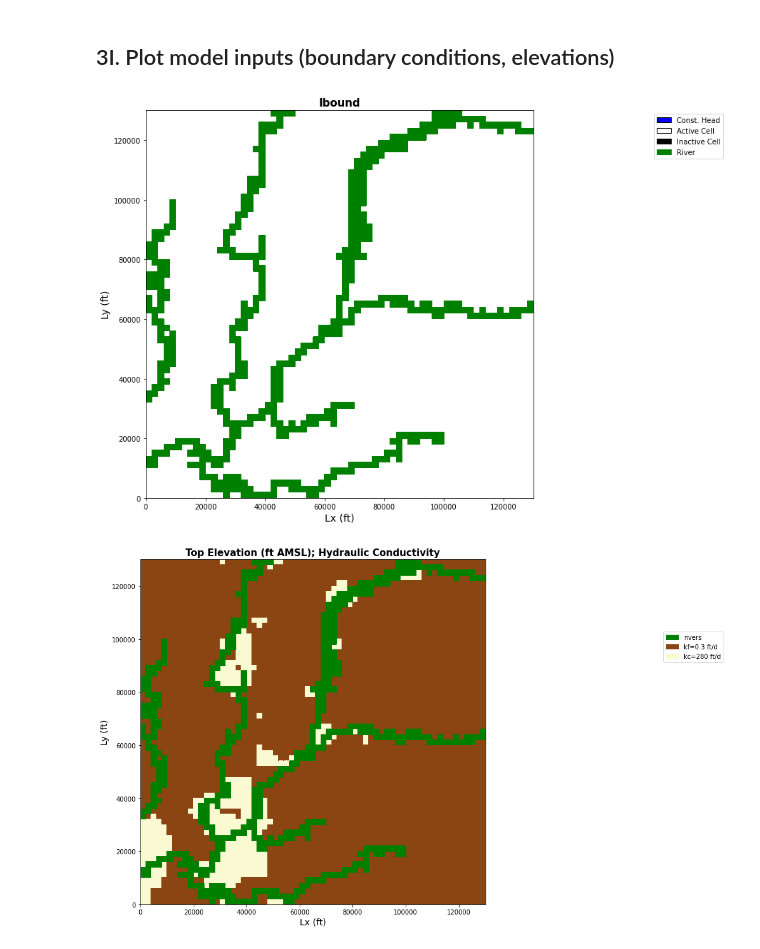
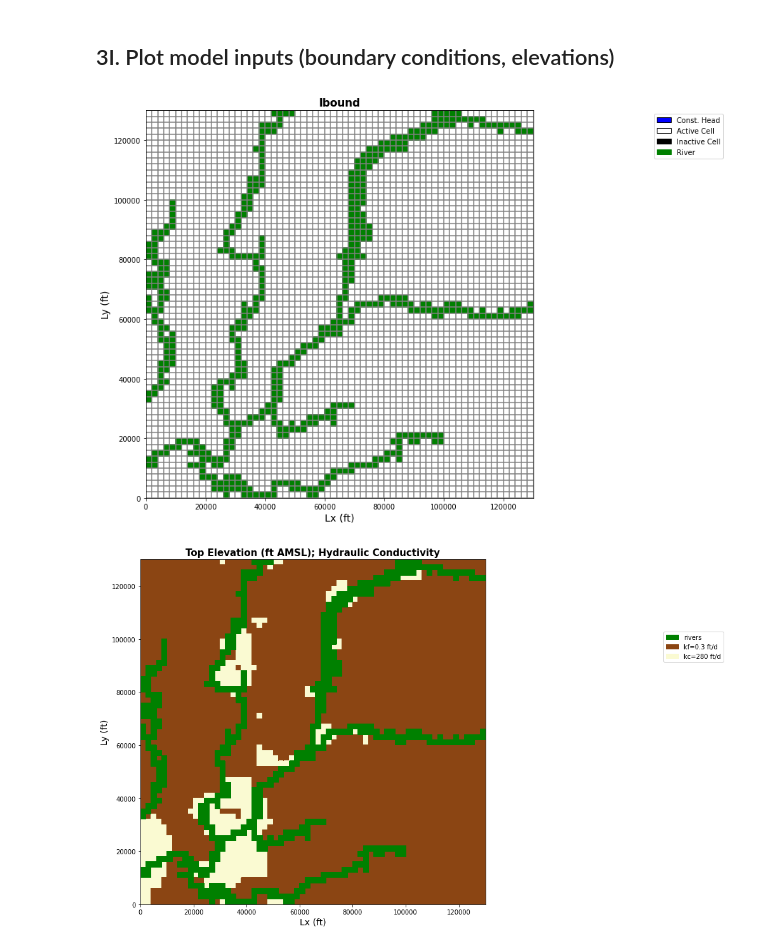
Before and after one commit to dbabrams/ShallowDolomite_Group, a Jupyter notebook: Master_Code/WillCounty_Final_MODFLOW.ipynb, the cells around one changed output. Drawn from its saved outputs; the diff is of its cells as text; code cells hidden in the pictures.

```diff
--- a/Master_Code/WillCounty_Final_MODFLOW.ipynb
+++ b/Master_Code/WillCounty_Final_MODFLOW.ipynb
@@ -548,24 +619,24 @@ pcg = flopy.modflow.ModflowPcg(model=m,mxiter=200,iter1=50,hclose=1e-03,rclose=1
 # %%
 '''Plot grid and boundary conditions'''
 #----------------------------------------------------------------------------
 plt.figure(figsize=(10,10)) #create 10 x 10 figure
 modelmap = flopy.plot.PlotMapView(model=m, layer=0)
-#grid = modelmap.plot_grid()
+grid = modelmap.plot_grid()
 ib = modelmap.plot_ibound()
 rvr = modelmap.plot_bc(ftype='RIV')
 #add labels and legend
 plt.xlabel('Lx (ft)',fontsize = 14)
 plt.ylabel('Ly (ft)',fontsize = 14)
 plt.title('Ibound', fontsize = 15, fontweight = 'bold')
 plt.legend(handles=[mp.patches.Patch(color='blue',label='Const. Head',ec='black'),
                    mp.patches.Patch(color='white',label='Active Cell',ec='black'),
                    mp.patches.Patch(color='black',label='Inactive Cell',ec='black'),
                    mp.patches.Patch(color='green',label='River',ec='green')],
                    bbox_to_anchor=(1.5,1.0))
 plt.show()
 #----------------------------------------------------------------------------
 # %% [output]
-[figure, old version]
+[figure, new version]
 # %%
 '''Plot hydraulic conductivity'''
 #----------------------------------------------------------------------------
```
Also changed, not shown: parts of 25 cells of this notebook.
